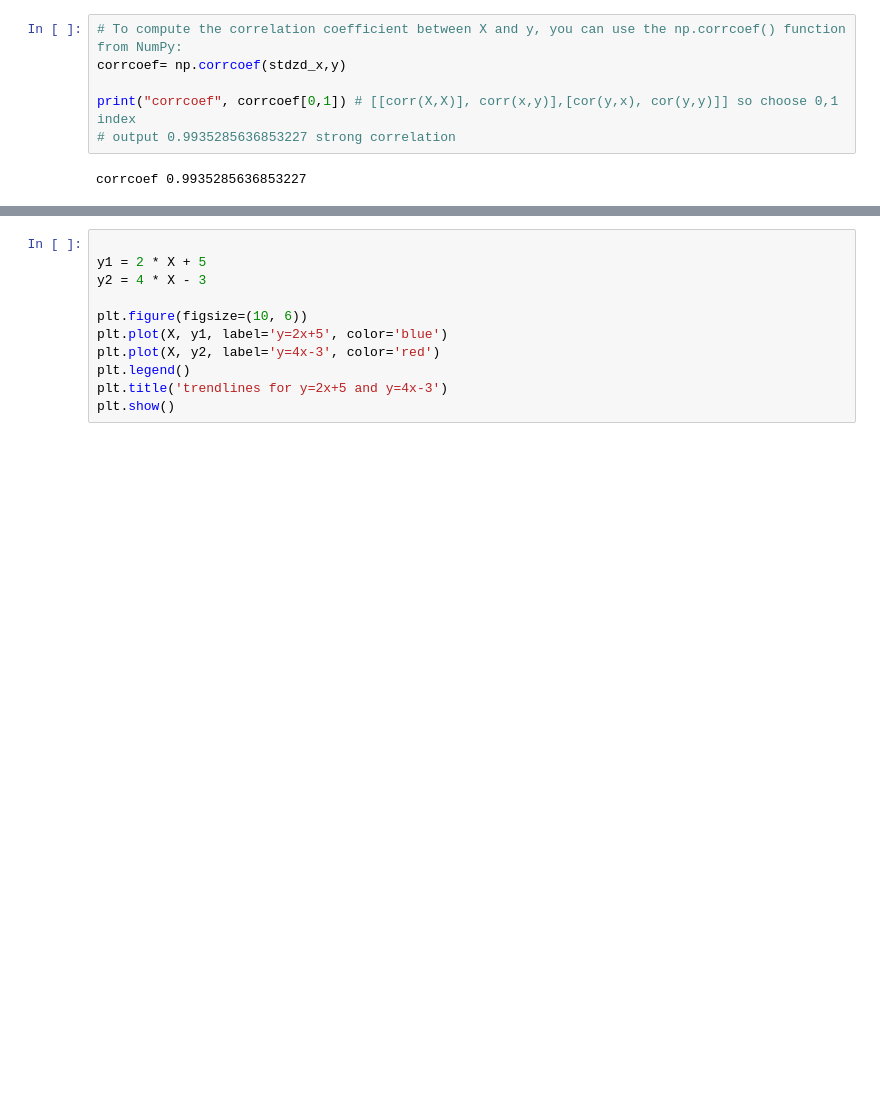
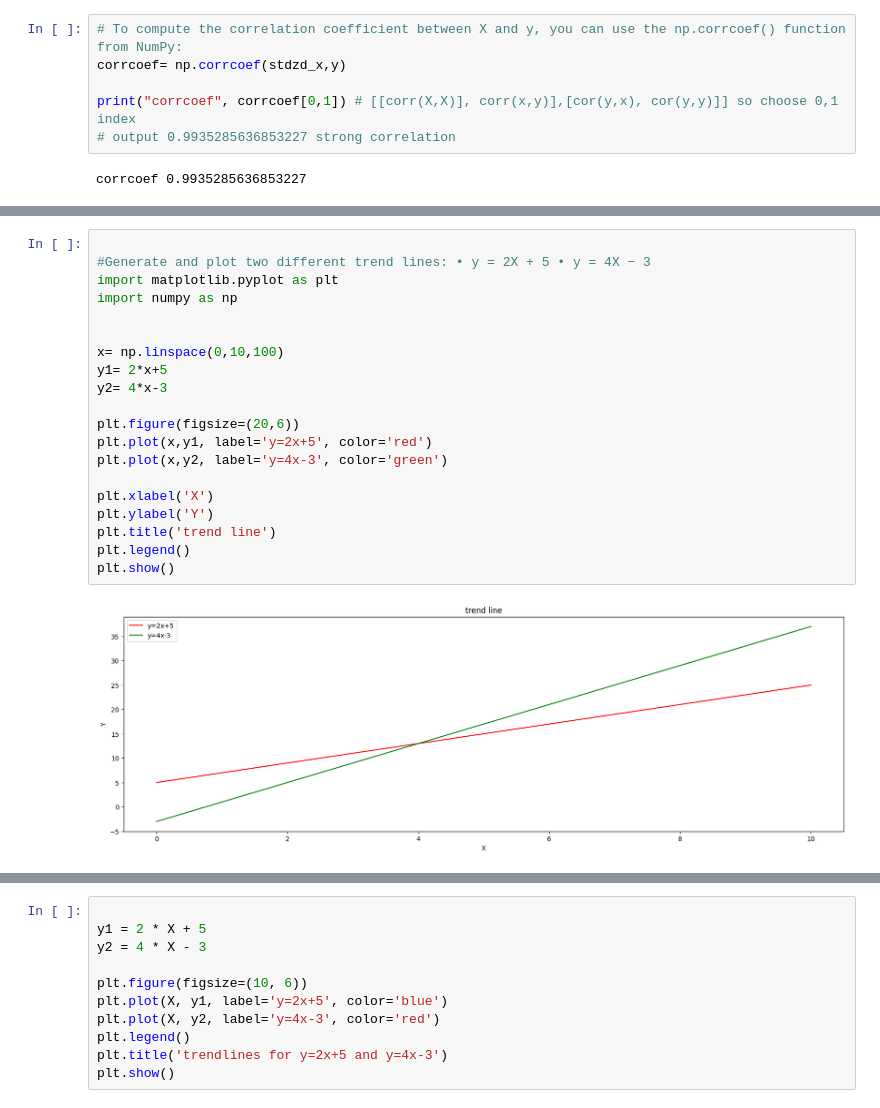
Before and after one commit to ruksad/descriptive-stats, a Jupyter notebook: lectures/11_18thFeb/practice-problems.ipynb, the cells around one changed output, grey strips where cells are left out. Saved outputs shown, nothing was run; the diff lists cells and outputs as text; blank space fills up the shorter version.

```diff
--- a/lectures/11_18thFeb/practice-problems.ipynb
+++ b/lectures/11_18thFeb/practice-problems.ipynb
@@ -242,0 +212,22 @@ array([[1.        , 0.03165925],
+# %%
+
+#Generate and plot two different trend lines: • y = 2X + 5 • y = 4X − 3
+import matplotlib.pyplot as plt
+import numpy as np
+
+
+x= np.linspace(0,10,100)
+y1= 2*x+5
+y2= 4*x-3
+
+plt.figure(figsize=(20,6))
+plt.plot(x,y1, label='y=2x+5', color='red')
+plt.plot(x,y2, label='y=4x-3', color='green')
+
+plt.xlabel('X')
+plt.ylabel('Y')
+plt.title('trend line')
+plt.legend()
+plt.show()
+# %% [output]
+[figure, added]
```
Also changed, not shown: parts of 7 cells of this notebook.
